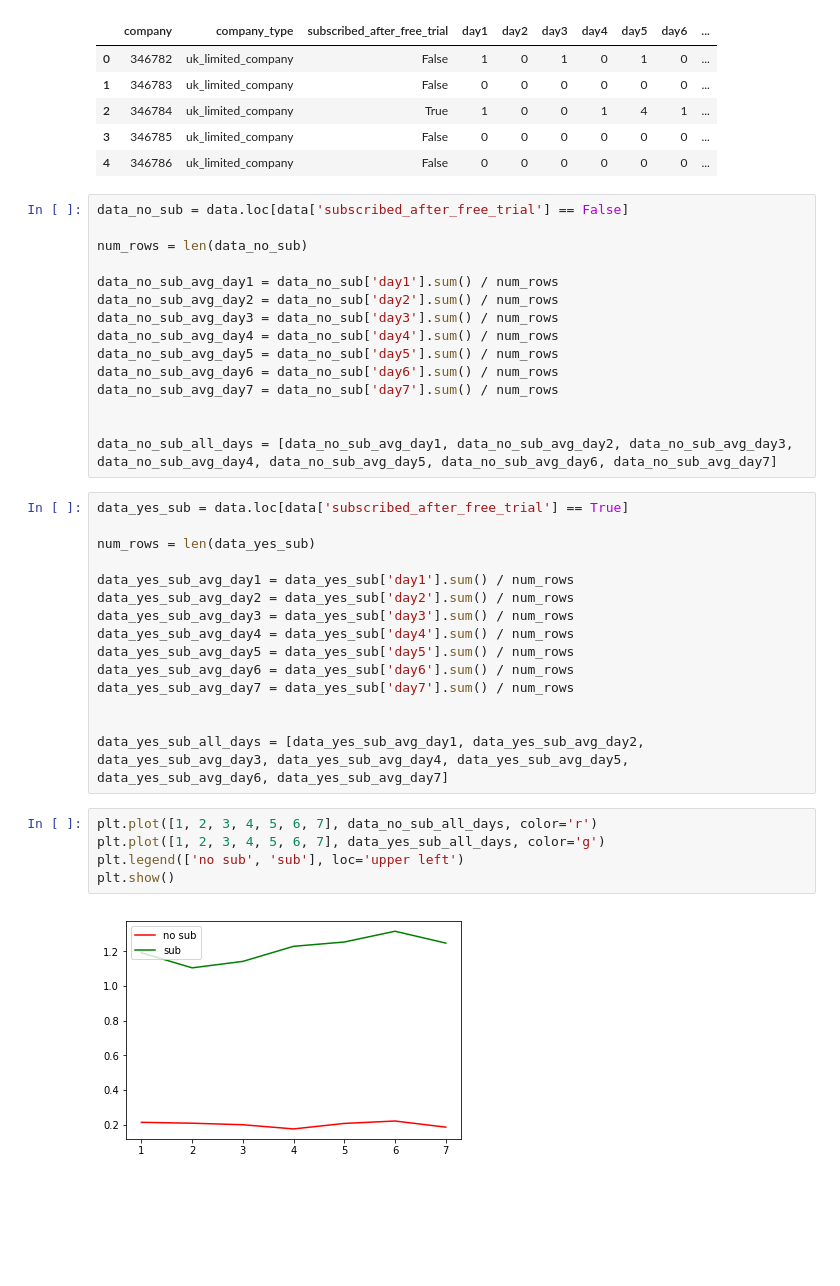
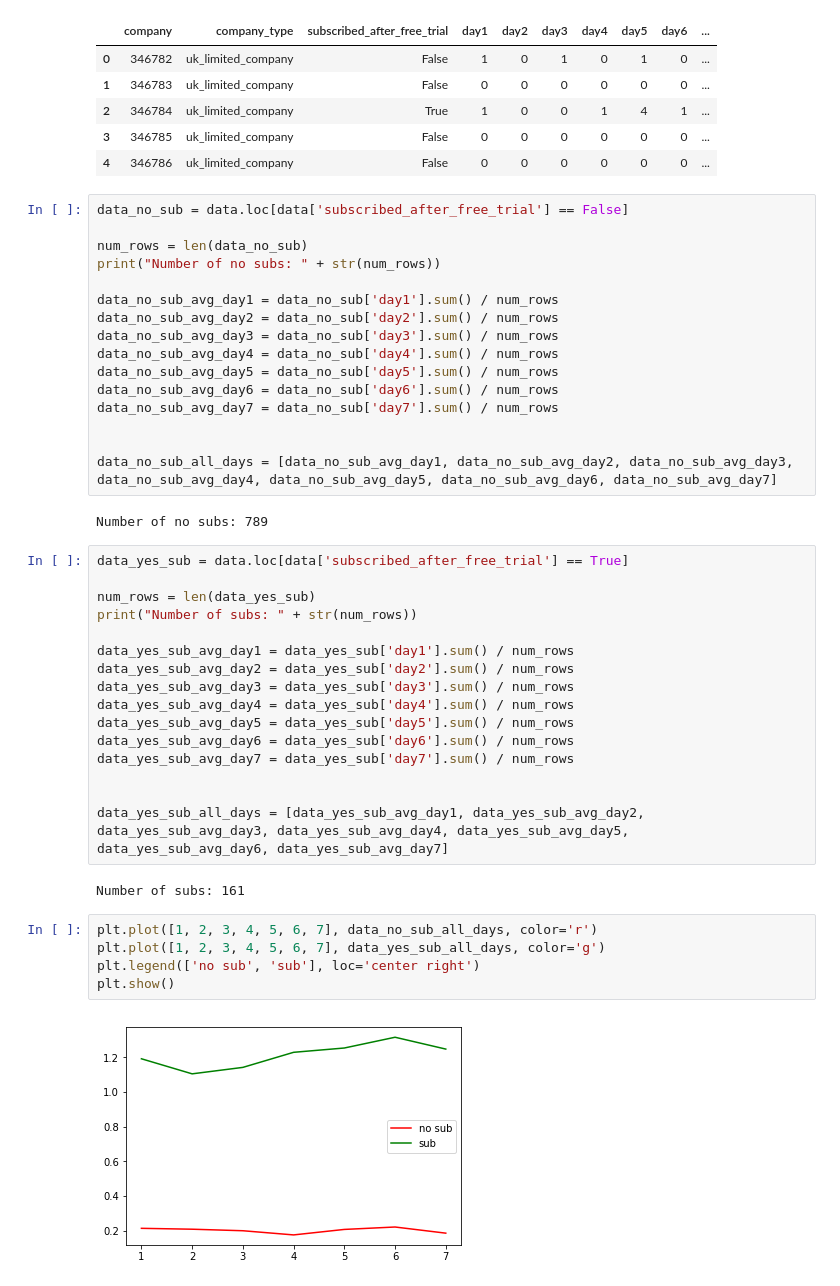
Before and after one commit to NikolayOG/freeagent-datascience, a Jupyter notebook: analysis.ipynb, the cells around one changed output. Cells and saved outputs as stored; diff of their text form; blank space fills up the shorter version.

```diff
--- a/analysis.ipynb
+++ b/analysis.ipynb
@@ -82,6 +90,7 @@ data.head()
 data_no_sub = data.loc[data['subscribed_after_free_trial'] == False]
 
 num_rows = len(data_no_sub)
+print("Number of no subs: " + str(num_rows))
 
 data_no_sub_avg_day1 = data_no_sub['day1'].sum() / num_rows
 data_no_sub_avg_day2 = data_no_sub['day2'].sum() / num_rows
@@ -93,10 +102,13 @@ data_no_sub_avg_day7 = data_no_sub['day7'].sum() / num_rows
 
 
 data_no_sub_all_days = [data_no_sub_avg_day1, data_no_sub_avg_day2, data_no_sub_avg_day3, data_no_sub_avg_day4, data_no_sub_avg_day5, data_no_sub_avg_day6, data_no_sub_avg_day7]
+# %% [output]
+Number of no subs: 789
 # %%
 data_yes_sub = data.loc[data['subscribed_after_free_trial'] == True]
 
 num_rows = len(data_yes_sub)
+print("Number of subs: " + str(num_rows))
 
 data_yes_sub_avg_day1 = data_yes_sub['day1'].sum() / num_rows
 data_yes_sub_avg_day2 = data_yes_sub['day2'].sum() / num_rows
@@ -108,11 +120,13 @@ data_yes_sub_avg_day7 = data_yes_sub['day7'].sum() / num_rows
 
 
 data_yes_sub_all_days = [data_yes_sub_avg_day1, data_yes_sub_avg_day2, data_yes_sub_avg_day3, data_yes_sub_avg_day4, data_yes_sub_avg_day5, data_yes_sub_avg_day6, data_yes_sub_avg_day7]
+# %% [output]
+Number of subs: 161
 # %%
 plt.plot([1, 2, 3, 4, 5, 6, 7], data_no_sub_all_days, color='r')
 plt.plot([1, 2, 3, 4, 5, 6, 7], data_yes_sub_all_days, color='g')
-plt.legend(['no sub', 'sub'], loc='upper left')
+plt.legend(['no sub', 'sub'], loc='center right')
 plt.show()
 # %% [output]
-[figure, old version]
+[figure, new version]
 # %% [markdown]
```
Also changed, not shown: parts of 22 cells of this notebook.
